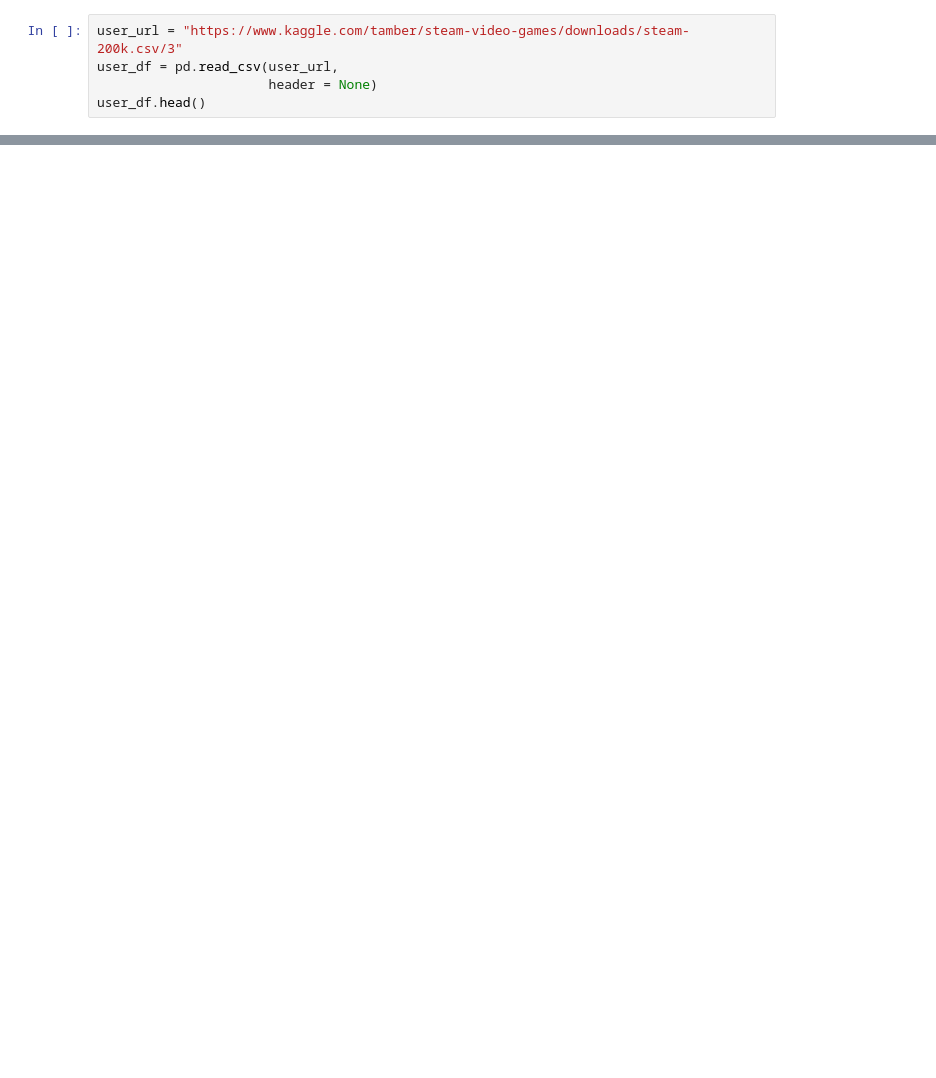
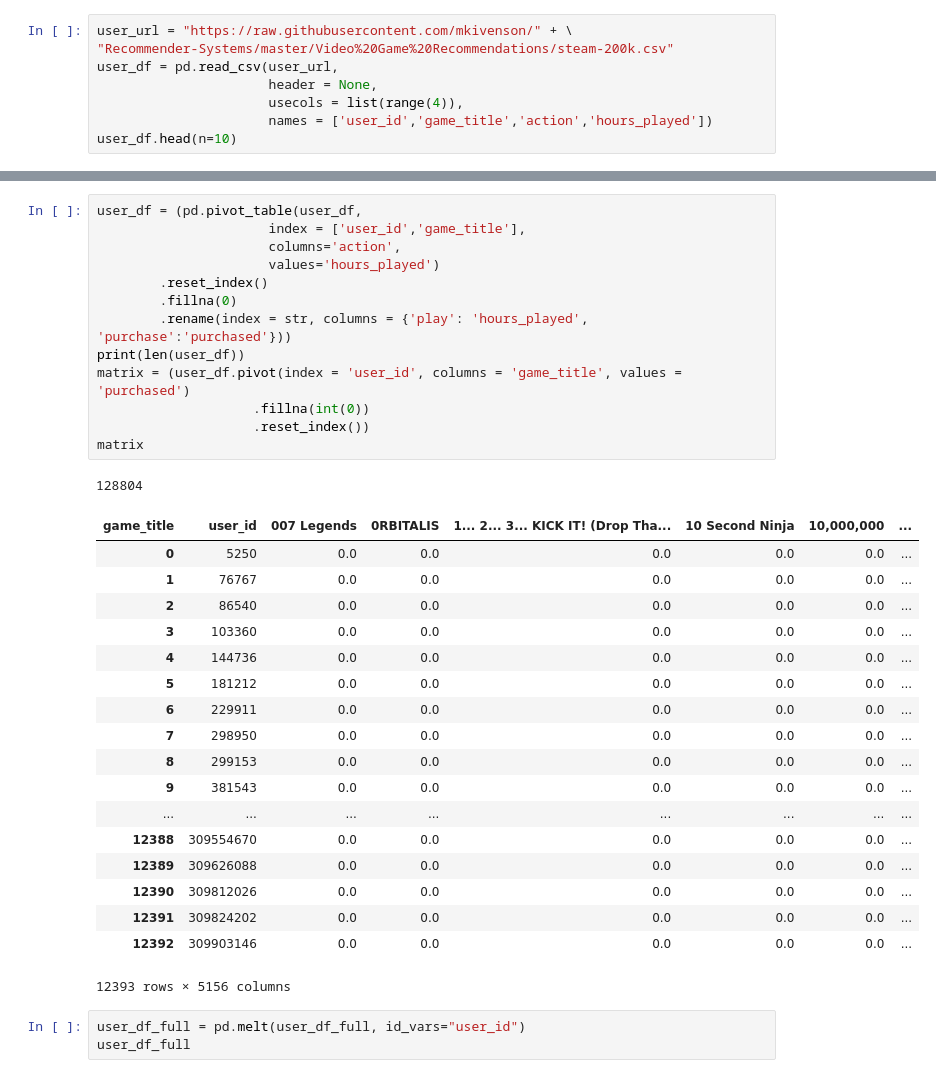
Before and after one commit to mkivenson/Recommender-Systems, a Jupyter notebook: Video Game Recommendations/Video Game Recommendation System.ipynb, the cells around one changed output, grey strips where cells are left out. Drawn from its saved outputs; the diff is of its cells as text; blank space fills up the shorter version.

```diff
--- a/Video Game Recommendations/Video Game Recommendation System.ipynb
+++ b/Video Game Recommendations/Video Game Recommendation System.ipynb
@@ -6,6 +16,9 @@ import requests
 # %%
-user_url = "https://www.kaggle.com/tamber/steam-video-games/downloads/steam-200k.csv/3"
+user_url = "https://raw.githubusercontent.com/mkivenson/" + \
+"Recommender-Systems/master/Video%20Game%20Recommendations/steam-200k.csv"
 user_df = pd.read_csv(user_url,
-                      header = None)
-user_df.head()
+                      header = None,
+                      usecols = list(range(4)),
+                      names = ['user_id','game_title','action','hours_played'])
+user_df.head(n=10)
 # %% [output]
@@ -12,0 +36,36 @@ ParserError: Error tokenizing data. C error: Expected 1 fields in line 6, saw 2
+# %%
+user_df = (pd.pivot_table(user_df,
+                      index = ['user_id','game_title'],
+                      columns='action',
+                      values='hours_played')
+        .reset_index()
+        .fillna(0)
+        .rename(index = str, columns = {'play': 'hours_played', 'purchase':'purchased'}))
+print(len(user_df))
+matrix = (user_df.pivot(index = 'user_id', columns = 'game_title', values = 'purchased')
+                    .fillna(int(0))
+                    .reset_index())
+matrix
+# %% [output]
+128804
+| game_title | user_id | 007 Legends | 0RBITALIS | 1... 2... 3... KICK IT! (Drop Tha... | 10 Second Ninja | 10,000,000 | ... |
+| 0 | 5250 | 0.0 | 0.0 | 0.0 | 0.0 | 0.0 | ... |
+| 1 | 76767 | 0.0 | 0.0 | 0.0 | 0.0 | 0.0 | ... |
+| 2 | 86540 | 0.0 | 0.0 | 0.0 | 0.0 | 0.0 | ... |
+| 3 | 103360 | 0.0 | 0.0 | 0.0 | 0.0 | 0.0 | ... |
+| 4 | 144736 | 0.0 | 0.0 | 0.0 | 0.0 | 0.0 | ... |
+| 5 | 181212 | 0.0 | 0.0 | 0.0 | 0.0 | 0.0 | ... |
+| 6 | 229911 | 0.0 | 0.0 | 0.0 | 0.0 | 0.0 | ... |
+| 7 | 298950 | 0.0 | 0.0 | 0.0 | 0.0 | 0.0 | ... |
+| 8 | 299153 | 0.0 | 0.0 | 0.0 | 0.0 | 0.0 | ... |
+| 9 | 381543 | 0.0 | 0.0 | 0.0 | 0.0 | 0.0 | ... |
+| ... | ... | ... | ... | ... | ... | ... | ... |
+| 12388 | 309554670 | 0.0 | 0.0 | 0.0 | 0.0 | 0.0 | ... |
+| 12389 | 309626088 | 0.0 | 0.0 | 0.0 | 0.0 | 0.0 | ... |
+| 12390 | 309812026 | 0.0 | 0.0 | 0.0 | 0.0 | 0.0 | ... |
+| 12391 | 309824202 | 0.0 | 0.0 | 0.0 | 0.0 | 0.0 | ... |
+| 12392 | 309903146 | 0.0 | 0.0 | 0.0 | 0.0 | 0.0 | ... |
+12393 rows × 5156 columns
+# %%
+user_df_full = pd.melt(user_df_full, id_vars="user_id")
+user_df_full
```
Also changed, not shown: parts of 12 cells of this notebook.
